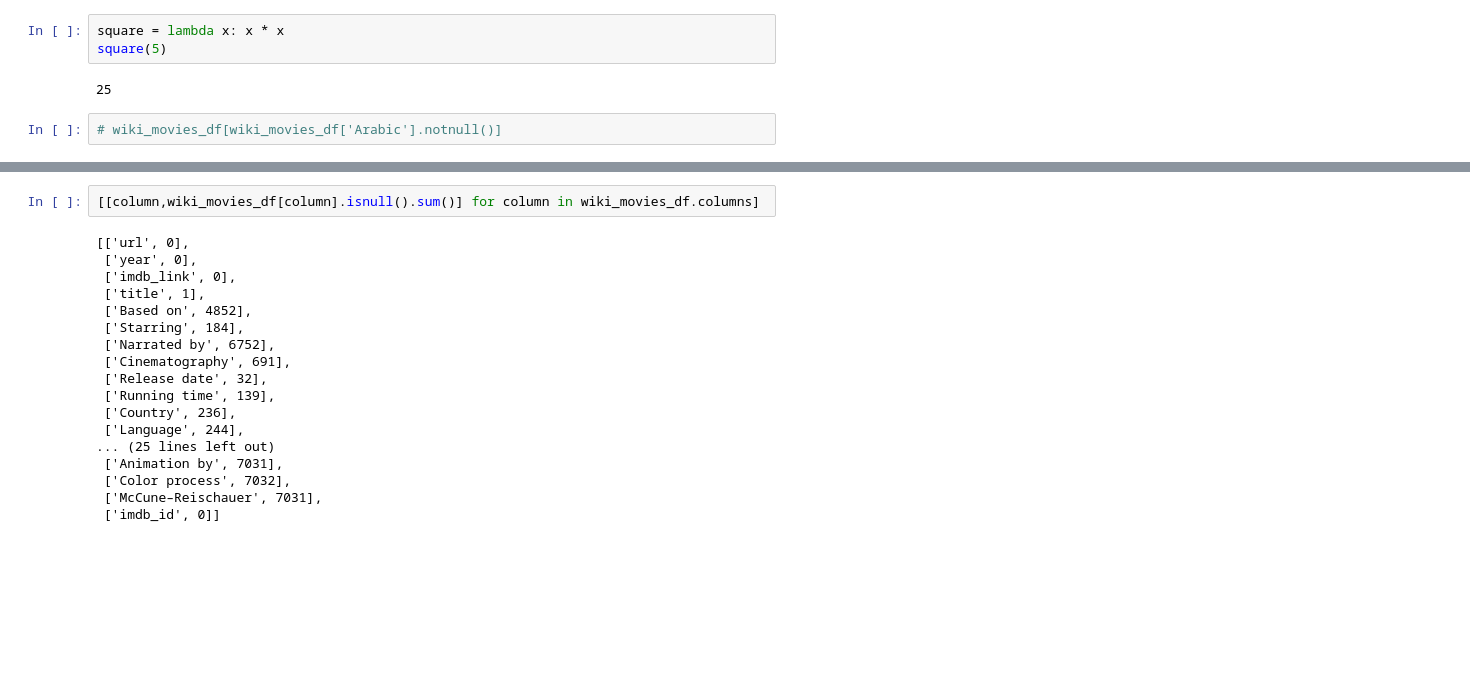
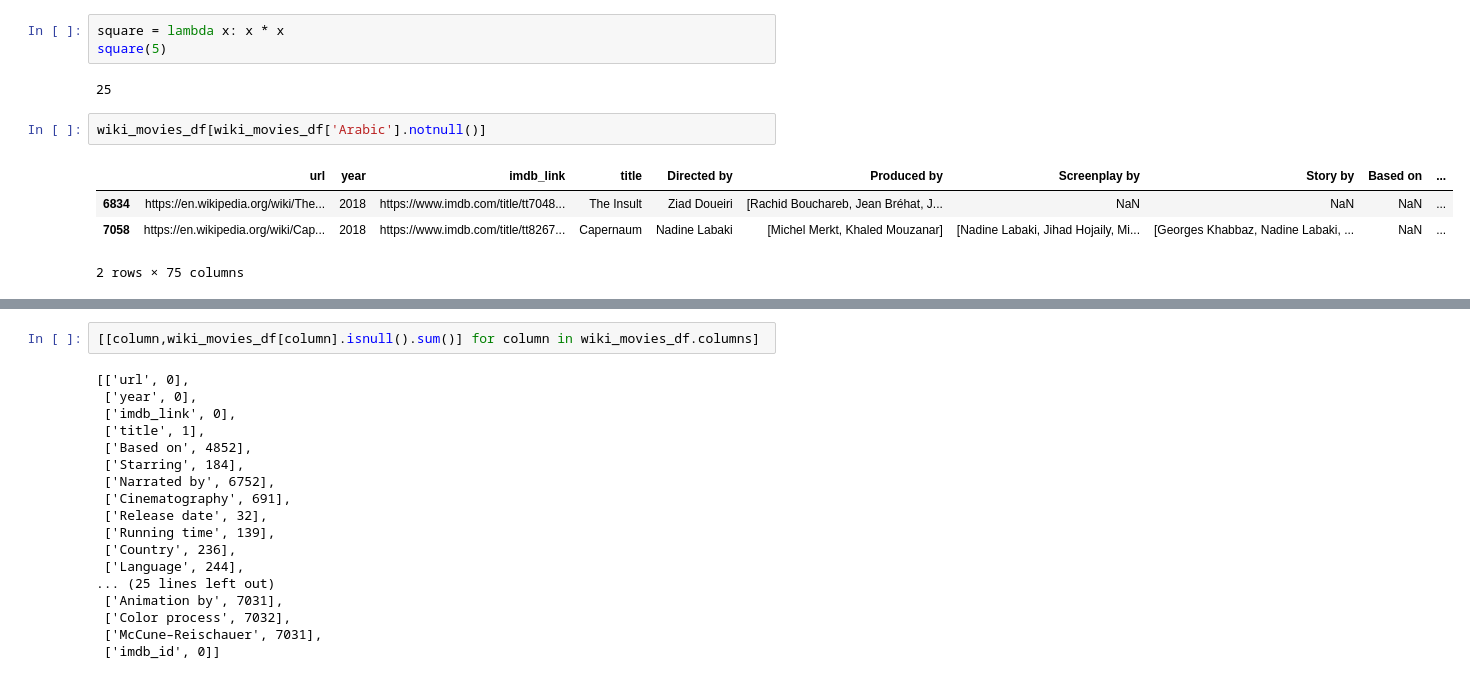
Before and after one commit to rciminera/Movies_ETL, a Jupyter notebook: Mod8_ETL.ipynb, the cells around one changed output, grey strips where cells are left out. Saved outputs shown, nothing was run; the diff lists cells and outputs as text; blank space fills up the shorter version.

```diff
--- a/Mod8_ETL.ipynb
+++ b/Mod8_ETL.ipynb
@@ -82,5 +210,10 @@ square(5)
 # %% [output]
 25
 # %%
-# wiki_movies_df[wiki_movies_df['Arabic'].notnull()]
+wiki_movies_df[wiki_movies_df['Arabic'].notnull()]
+# %% [output]
+|  | url | year | imdb_link | title | Directed by | Produced by | Screenplay by | Story by | Based on | ... |
+| 6834 | https://en.wikipedia.org/wiki/The... | 2018 | https://www.imdb.com/title/tt7048... | The Insult | Ziad Doueiri | [Rachid Bouchareb, Jean Bréhat, J... | NaN | NaN | NaN | ... |
+| 7058 | https://en.wikipedia.org/wiki/Cap... | 2018 | https://www.imdb.com/title/tt8267... | Capernaum | Nadine Labaki | [Michel Merkt, Khaled Mouzanar] | [Nadine Labaki, Jihad Hojaily, Mi... | [Georges Khabbaz, Nadine Labaki, ... | NaN | ... |
+2 rows × 75 columns
 # %%
```
Also changed, not shown: parts of 30 cells of this notebook, 3 other files.
